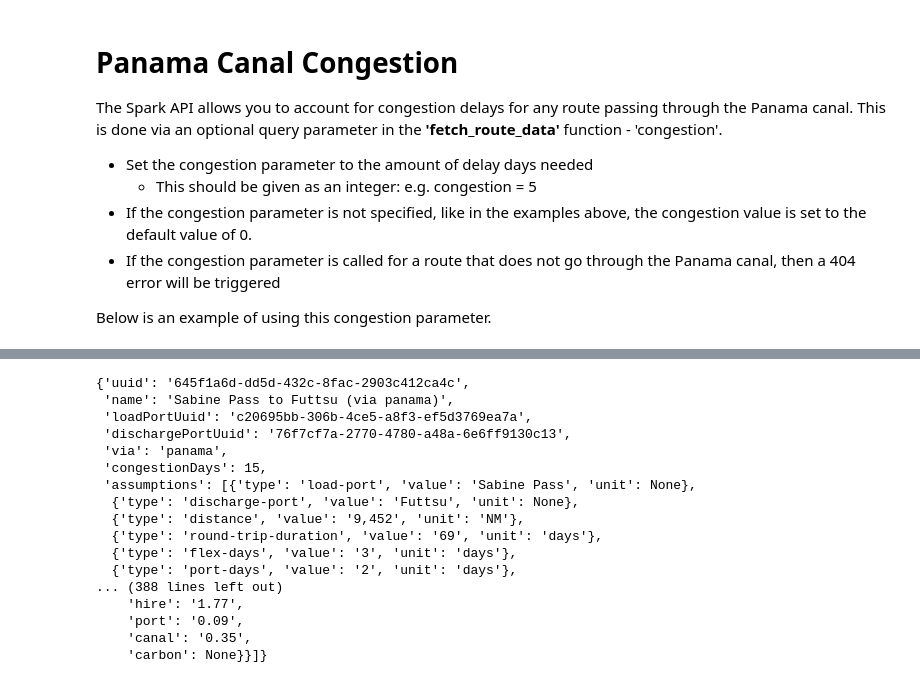
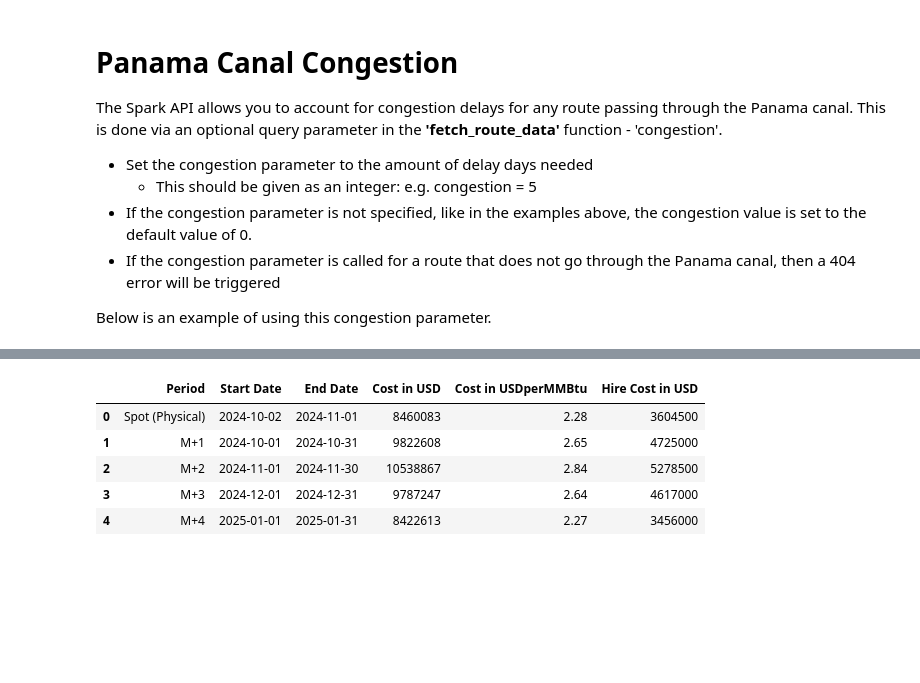
Before and after one commit to spark-commodities/api-code-samples, a Jupyter notebook: jupyter_notebooks/spark_api_freight_routes_example.ipynb, the cells around one changed output, grey strips where cells are left out. Saved outputs shown, nothing was run; the diff lists cells and outputs as text; code cells hidden in the pictures; blank space fills up the shorter version.

```diff
--- a/jupyter_notebooks/spark_api_freight_routes_example.ipynb
+++ b/jupyter_notebooks/spark_api_freight_routes_example.ipynb
@@ -620,64 +485,15 @@ congroute_name = nocong_dict["name"]
 >>>> Get route information for 645f1a6d-dd5d-432c-8fac-2903c412ca4c
 # %%
-# Show what the dictionary looks like
-# 'congestionDays' parameter shows congestion days applied
-
-cong_dict
+# Call the 'organise_dataframe' function to organise the dictionary into a readable dataframe.
+# Applying function to dictionaries
+cong_df = organise_dataframe(cong_dict)
+nocong_df = organise_dataframe(nocong_dict)
-# %% [output]
-{'uuid': '645f1a6d-dd5d-432c-8fac-2903c412ca4c',
- 'name': 'Sabine Pass to Futtsu (via panama)',
- 'loadPortUuid': 'c20695bb-306b-4ce5-a8f3-ef5d3769ea7a',
- 'dischargePortUuid': '76f7cf7a-2770-4780-a48a-6e6ff9130c13',
- 'via': 'panama',
- 'congestionDays': 15,
- 'assumptions': [{'type': 'load-port', 'value': 'Sabine Pass', 'unit': None},
-  {'type': 'discharge-port', 'value': 'Futtsu', 'unit': None},
-  {'type': 'distance', 'value': '9,452', 'unit': 'NM'},
-  {'type': 'round-trip-duration', 'value': '69', 'unit': 'days'},
-  {'type': 'flex-days', 'value': '3', 'unit': 'days'},
-  {'type': 'port-days', 'value': '2', 'unit': 'days'},
-... (388 lines left out)
-    'hire': '1.77',
-    'port': '0.09',
-    'canal': '0.35',
-    'carbon': None}}]}
 # %%
-# Define functon to convert these dictionaries to Pandas DataFrames
-# Then apply function to both dictionaries ('cong_dict' and 'nocong_dict')
-
-
-def dict_to_df(dict1):
-    period = []
-    start_list = []
-    end_list = []
-    usd = []
-    usdpermmbtu = []
-    hire_cost = []
-
-    for data in dict1["dataPoints"]:
-        start_list.append(data["deliveryPeriod"]["startAt"])
-        end_list.append(data["deliveryPeriod"]["endAt"])
-        period.append(data["deliveryPeriod"]["name"])
-
-        usd.append(float(data["costsInUsd"]["total"]))
-        usdpermmbtu.append(float(data["costsInUsdPerMmbtu"]["total"]))
-
-        hire_cost.append(float(data["costsInUsd"]["hire"]))
-
-    my_df = pd.DataFrame(
-        {
-            "Period": period,
-            "Start Date": start_list,
-            "End Date": end_list,
-            "Cost in USD": usd,
-            "Cost in USDperMMBtu": usdpermmbtu,
-            "Hire Cost in USD": hire_cost,
-        }
-    )
-
-    return my_df
-
-
-# Applying function to dictionaries
-cong_df = dict_to_df(cong_dict)
-nocong_df = dict_to_df(nocong_dict)
+cong_df.head()
+# %% [output]
+|  | Period | Start Date | End Date | Cost in USD | Cost in USDperMMBtu | Hire Cost in USD |
+| 0 | Spot (Physical) | 2024-10-02 | 2024-11-01 | 8460083 | 2.28 | 3604500 |
+| 1 | M+1 | 2024-10-01 | 2024-10-31 | 9822608 | 2.65 | 4725000 |
+| 2 | M+2 | 2024-11-01 | 2024-11-30 | 10538867 | 2.84 | 5278500 |
+| 3 | M+3 | 2024-12-01 | 2024-12-31 | 9787247 | 2.64 | 4617000 |
+| 4 | M+4 | 2025-01-01 | 2025-01-31 | 8422613 | 2.27 | 3456000 |
```
Also changed, not shown: parts of 32 cells of this notebook, 4 other files.
